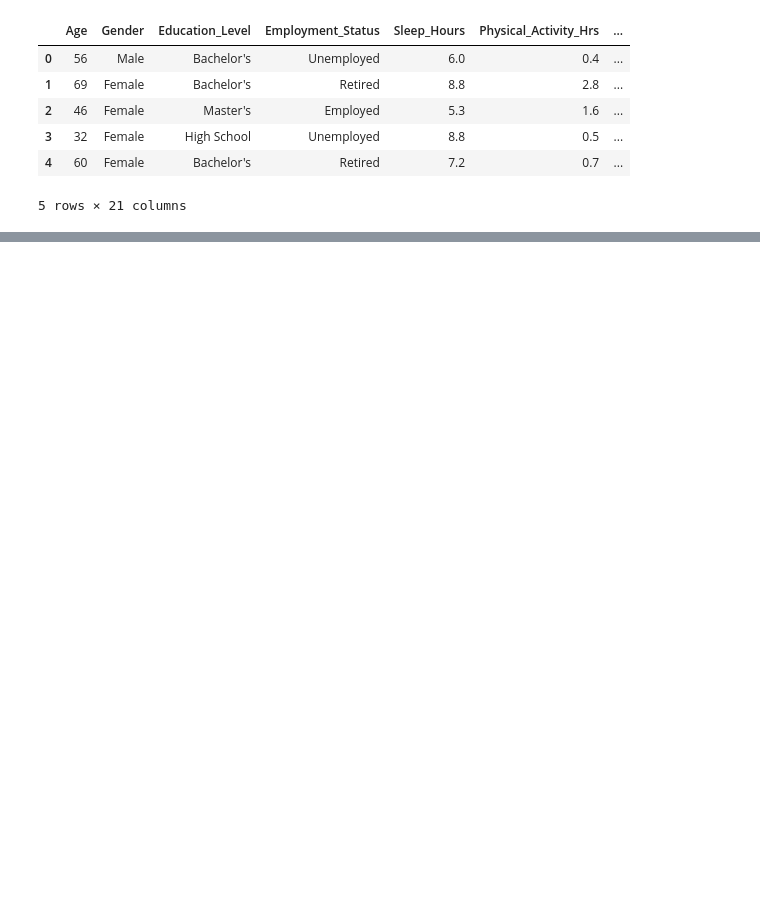
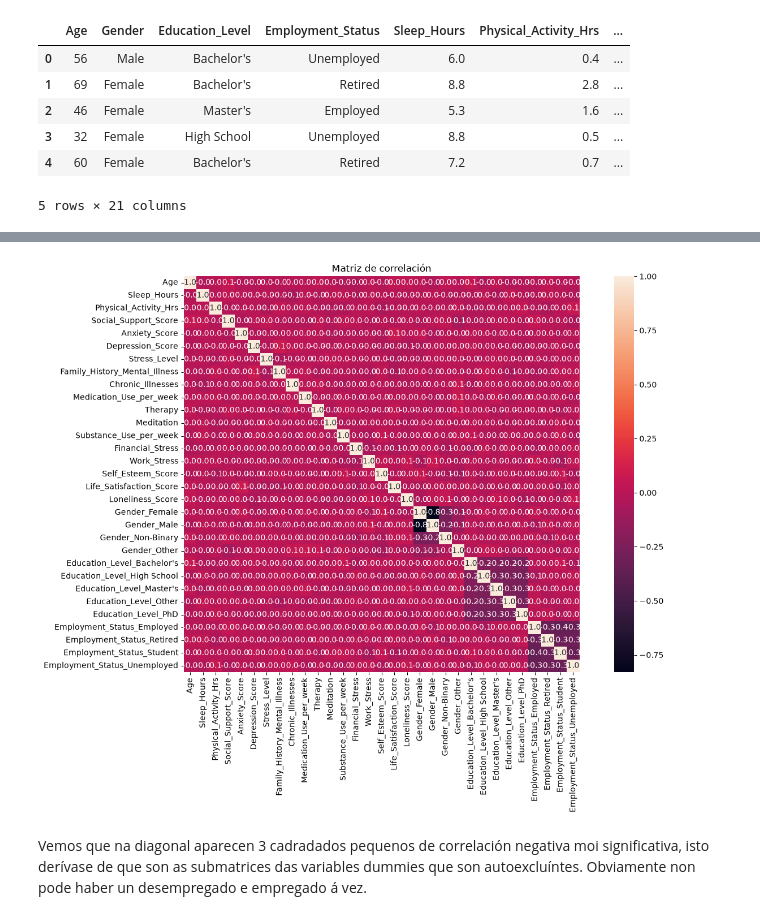
Before and after one commit to sebastian-taboas/Biophysics, a Jupyter notebook: traballo1_redes_neuronais/rede_neuronal.ipynb, the cells around one changed output, grey strips where cells are left out. Saved outputs shown, nothing was run; the diff lists cells and outputs as text; code cells hidden in the pictures; blank space fills up the shorter version.

```diff
--- a/traballo1_redes_neuronais/rede_neuronal.ipynb
+++ b/traballo1_redes_neuronais/rede_neuronal.ipynb
@@ -61,0 +104,24 @@ Vemos que temos dúas columnas (Medication_Use e Substance_Use) que teñen celas
+# %%
+# df['Gender'] = df['Gender'].astype('category').cat.codes
+Gender_dummies = pd.get_dummies(df['Gender'], prefix='Gender', dtype=int)
+
+# df['Employment_Status'] = df['Employment_Status'].astype('category').cat.codes
+Employment_Status_dummies = pd.get_dummies(df['Employment_Status'], prefix='Employment_Status', dtype=int)
+
+# df['Education_Level'] = df['Education_Level'].astype('category').cat.codes
+Education_Level_dummies = pd.get_dummies(df['Education_Level'], prefix='Education_Level', dtype=int)
+
+# no DSM-5 sinálase que os valores de frecuencia por consumo de substancias (estupefacentes e medicación) por semana en media son como se
+# segue no diccionario: Ocasionalmente (1-2 veces por semana) = 1.5, Frecuentemente (3-5 veces por semana) = 4, Regularmente (7 veces por semana) = 7
+
+Medication_Values = {'Occasional':2, 'Regular':7}
+df['Medication_Use'] = df['Medication_Use'].map(Medication_Values)
+df['Medication_Use'] = df['Medication_Use'].fillna(0)
+
+Substance_Values = {'Occasional':2, 'Frequent':4}
+df['Substance_Use'] = df['Substance_Use'].map(Substance_Values)
+df['Substance_Use'] = df['Substance_Use'].fillna(0)
+
+df = df.rename(columns={'Substance_Use': 'Substance_Use_per_week', 'Medication_Use': 'Medication_Use_per_week'})
+
+df.head()
@@ -68,0 +202,18 @@ Non hai filas duplicadas.
+# %%
+# Eliminamos as columnas categóricas do DataFrame df, e integramos os dummies correspondentes a cada
+# unha delas, para facer unha correlación numéricas.
+correlation_matrix = pd.concat([df.drop(columns=['Gender','Employment_Status','Education_Level']),
+                                Gender_dummies, Education_Level_dummies, Employment_Status_dummies],
+                                axis=1)
+
+# mapa de calor
+plt.figure(figsize=(14, 10))
+sns.heatmap(correlation_matrix.corr(), annot=True, fmt='.1f', square=True#, cmap='coolwarm'
+            )
+plt.title('Matriz de correlación')
+plt.tight_layout()
+plt.show()
+# %% [output]
+[figure, added]
+# %% [markdown]
+Vemos que na diagonal aparecen 3 cadradados pequenos de correlación negativa moi significativa, isto derívase de que son as submatrices das variables dummies que son autoexcluíntes. Obviamente non pode haber un desempregado e empregado á vez.
```
Also changed, not shown: parts of 25 cells of this notebook.
